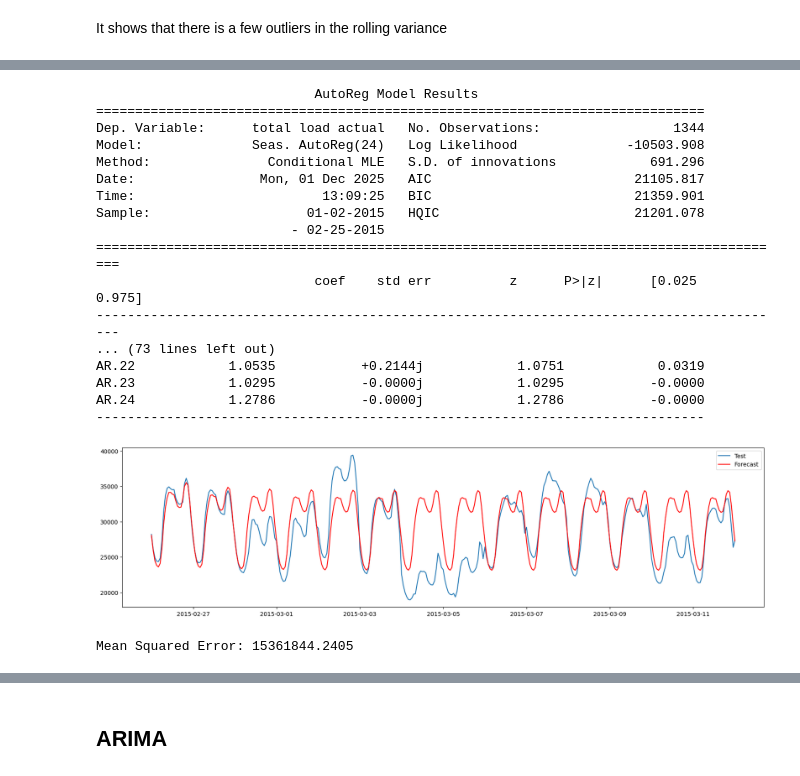
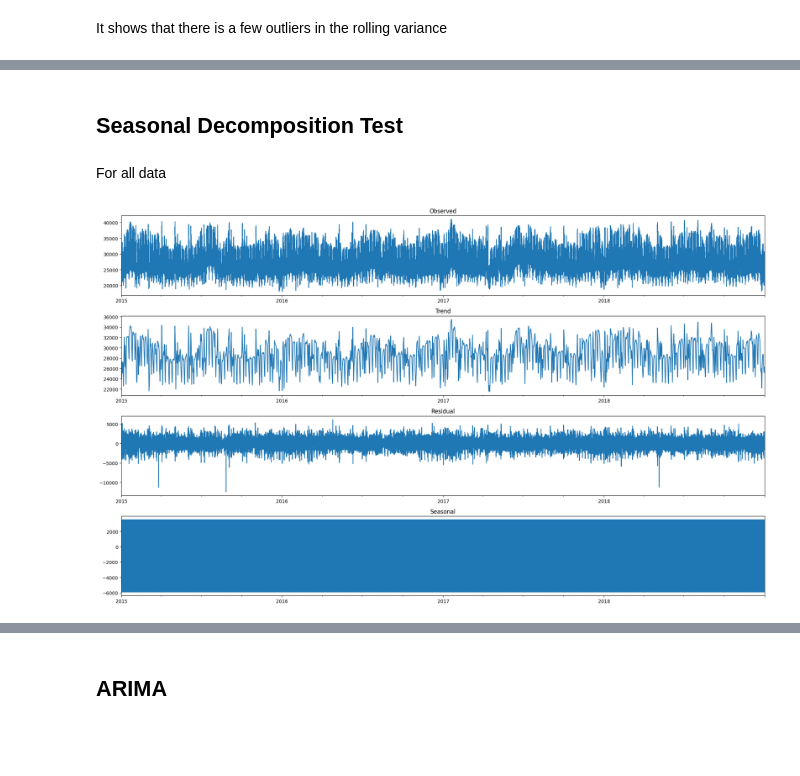
Before and after one commit to hea0516/Energy_Consumption_Investigate_Capstone_Project, a Jupyter notebook: time_series_model.ipynb, the cells around one changed output, grey strips where cells are left out. Saved outputs shown, nothing was run; the diff lists cells and outputs as text; code cells hidden in the pictures; blank space fills up the shorter version.

```diff
--- a/time_series_model.ipynb
+++ b/time_series_model.ipynb
@@ -126,31 +121,0 @@ train, test = y[:train_size], y[train_size:test_size]
-# %%
-P = 24
-
-model = AutoReg(
-    train,
-    lags=24,
-    seasonal=True,
-    period=P,
-    old_names=False
-)
-
-model_fit = model.fit()
-print(model_fit.summary())
-# %% [output]
-                            AutoReg Model Results
-==============================================================================
-Dep. Variable:      total load actual   No. Observations:                 1344
-Model:              Seas. AutoReg(24)   Log Likelihood              -10503.908
-Method:               Conditional MLE   S.D. of innovations            691.296
-Date:                Mon, 01 Dec 2025   AIC                          21105.817
-Time:                        13:09:25   BIC                          21359.901
-Sample:                    01-02-2015   HQIC                         21201.078
-                         - 02-25-2015
-=========================================================================================
-                            coef    std err          z      P>|z|      [0.025      0.975]
------------------------------------------------------------------------------------------
-... (73 lines left out)
-AR.22            1.0535           +0.2144j            1.0751            0.0319
-AR.23            1.0295           -0.0000j            1.0295           -0.0000
-AR.24            1.2786           -0.0000j            1.2786           -0.0000
-------------------------------------------------------------------------------
@@ -160,14 +122,16 @@ test_predict = model_fit.forecast(steps=test_size-train_size)
-# %%
-# Plot
-plt.figure(figsize=(20, 5))
-plt.plot(test, label='Test')
-plt.plot(test.index, test_predict, label='Forecast', color='red')
-plt.legend()
-plt.show()
-
-# Evaluate
-mse = mean_squared_error(test, test_predict)
-print(f"Mean Squared Error: {mse:.4f}")
-# %% [output]
-[figure, removed]
-Mean Squared Error: 15361844.2405
+# %% [markdown]
+## Seasonal Decomposition Test
+# %% [markdown]
+For all data
+# %%
+decompose_result = sm.tsa.seasonal_decompose(data[feature], model='additive', period=24)
+
+fig, (ax1, ax2, ax3, ax4) = plt.subplots(4, 1, figsize=(20, 12))
+decompose_result.observed.plot(ax=ax1, title='Observed')
+decompose_result.trend.plot(ax=ax2, title='Trend')
+decompose_result.resid.plot(ax=ax3, title='Residual')
+decompose_result.seasonal.plot(ax=ax4, title='Seasonal')
+plt.tight_layout()
+plt.show()
+# %% [output]
+[figure, added]
```
Also changed, not shown: parts of 46 cells of this notebook.
